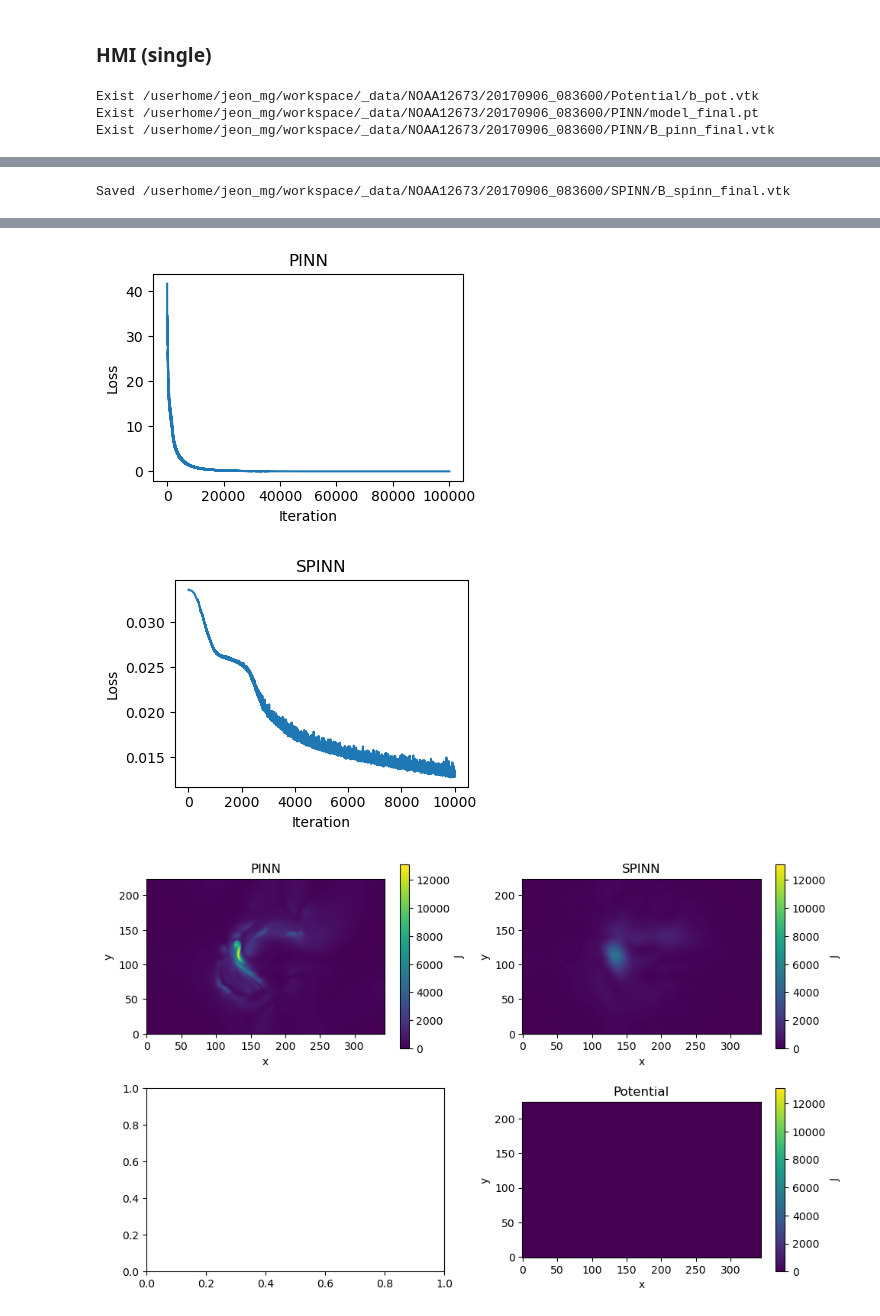
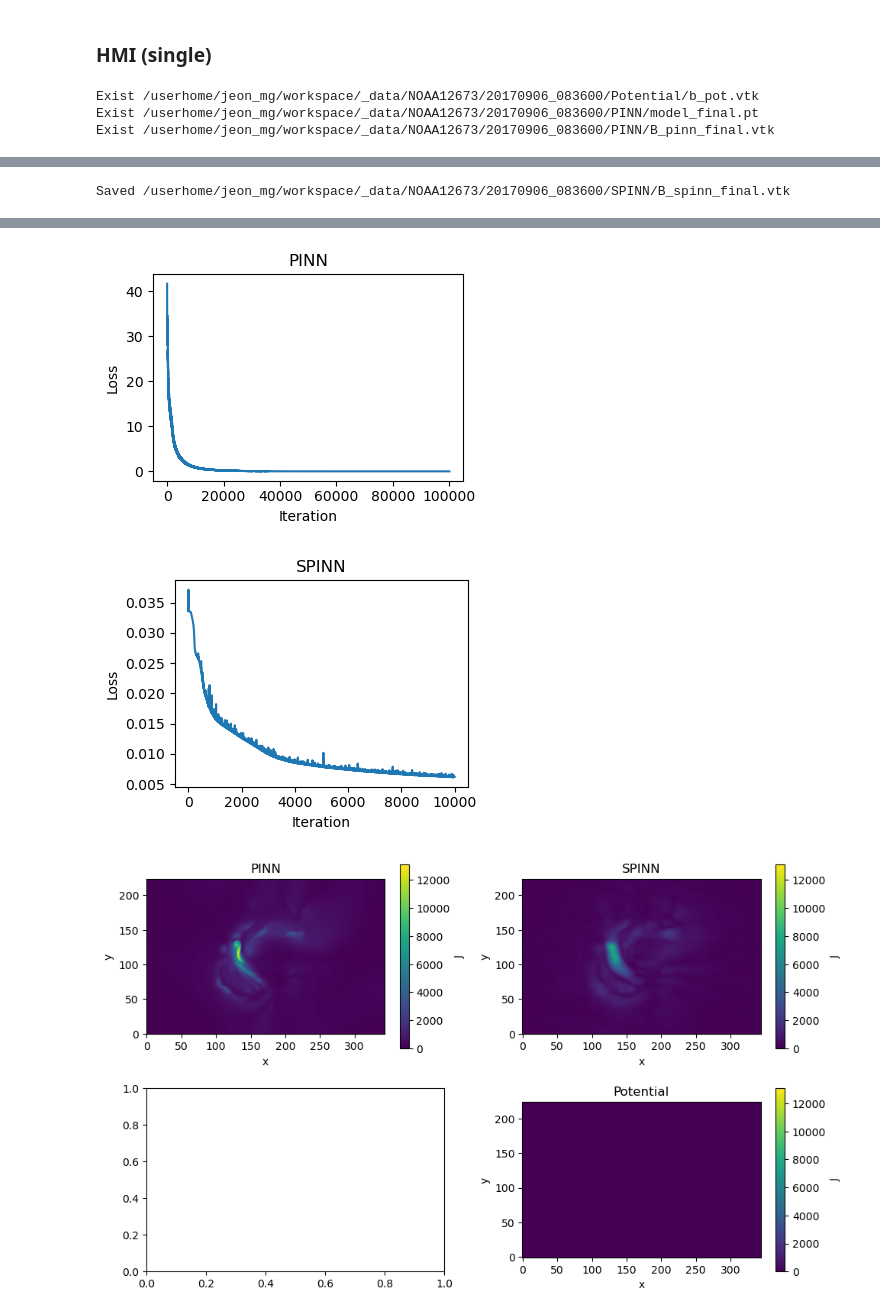
Before and after one commit to mgjeon/2023_zpinn, a Jupyter notebook: nbs/32_SPINN_organize.ipynb, the cells around one changed output, grey strips where cells are left out. Saved outputs shown, nothing was run; the diff lists cells and outputs as text; code cells hidden in the pictures.

```diff
--- a/nbs/32_SPINN_organize.ipynb
+++ b/nbs/32_SPINN_organize.ipynb
@@ -1081,7 +1081,7 @@ mlp = 'modified_mlp'
 
 feat_sizes = tuple([features for _ in range(n_layers)])
 out_dim = 3
-lr = 5e-5
+lr = 5e-4
 lr_decay_iterations = total_iterations
 decay_rate = 0.98
 # lr_decay_iterations = None
@@ -1098,14 +1098,14 @@ n_max_z = (Nz/spatial_norm)
 # n_max_z = 2
 
 w_ff = 0.1
-w_div = 0.1
+w_div = 1
 
 w_bc = 1
 # w_bc_decay_iterations = 25000
 w_bc_decay_iterations = None
 
-is_random = True
-Nc = 128
+is_random = False
+Nc = 32
 # Nc = None
 random_interval = 1
 # Ncx = Nx
@@ -1231,4 +1234,4 @@ Force-free (SPINN): 92.46989440917969
 ======================================================================
 [figure]
-[figure, old version]
+[figure, new version]
 [figure]
```
Also changed, not shown: parts of 6 cells of this notebook, 3 other files.
